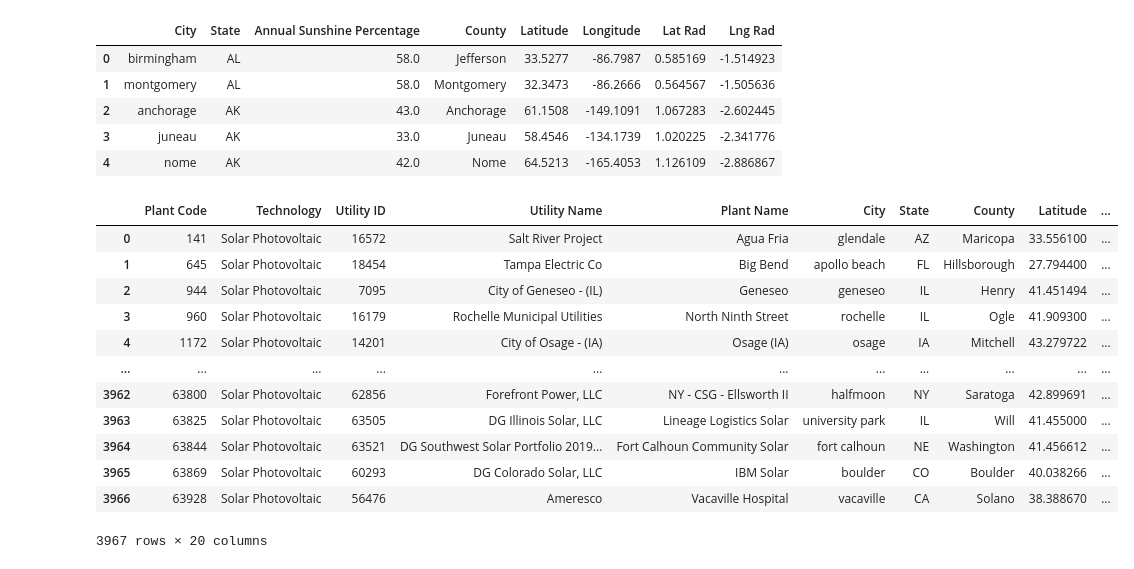
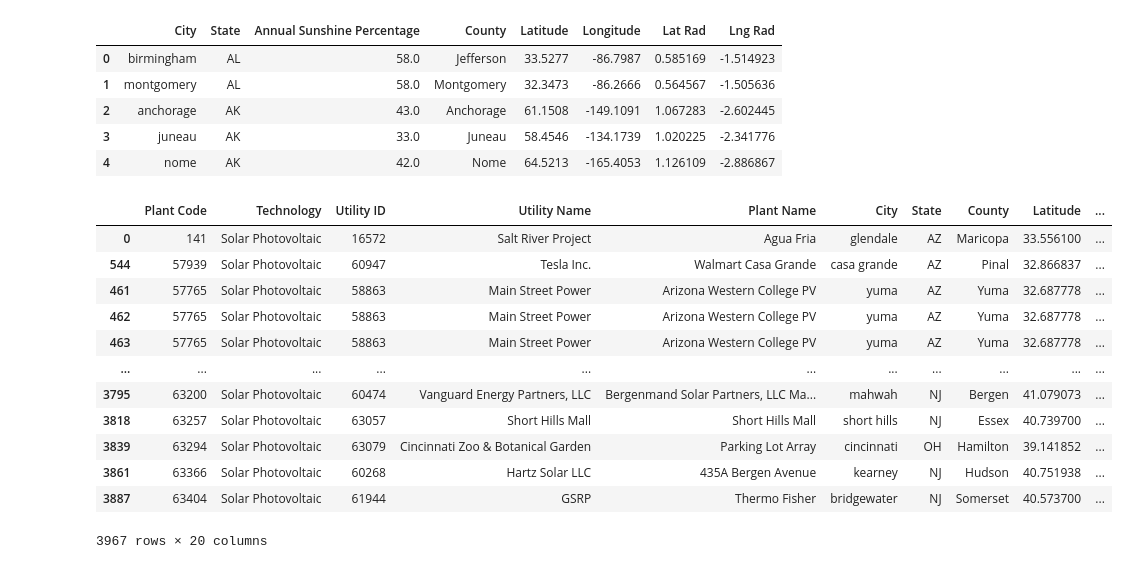
Before and after one commit to AustinRCole/Solar_ETL, a Jupyter notebook: Solar_1-dcc.ipynb, the cells around one changed output. Drawn from its saved outputs; the diff is of its cells as text; code cells hidden in the pictures.

```diff
--- a/Solar_1-dcc.ipynb
+++ b/Solar_1-dcc.ipynb
@@ -256,29 +264,32 @@ ball = BallTree(cities_sun_coord[["Lat Rad", "Lng Rad"]].values, metric='haversi
 
 # find 1 nearest neighbor for each row in solar_plants
 # distances is list of distances to nearest city in cities_sun_coord
-# by default distances is based on unit sphere
+# by default distances are based on unit sphere
 # to get actual distances have to multiply by radius of earth
-# indices is a list of index of nearest city in cities_suncoord by row in solar_plant
+# we're not using the distances for anything so we leave it unchanged
+# indices is a list of indices of nearest city in cities_suncoord by row in solar_plant
 distances, indices = ball.query(solar_plants[["Lat Rad", "Lng Rad"]].values, k = 1)
 
 # create a new dataframe that has closest city sun
 # percentages for each row in solar_plants
 closest_cities = cities_sun_coord.iloc[np.ravel(indices)].copy()
+closest_cities.rename(columns={'City':'City_r','State':'State_r','County':'County_r',
+                               'Latitude':'Latitude_r','Longitude':'Longitude_r'},inplace=True)
 # %%
 # concatenate solar information onto solar plants dataframe
 final_df = pd.concat([solar_plants.reset_index(drop=True), closest_cities.reset_index(drop=True)],axis=1)
-final_df
+final_df.sort_values('Annual Sunshine Percentage',ascending=False)
 # %% [output]
 |  | Plant Code | Technology | Utility ID | Utility Name | Plant Name | City | State | County | Latitude | ... |
 | 0 | 141 | Solar Photovoltaic | 16572 | Salt River Project | Agua Fria | glendale | AZ | Maricopa | 33.556100 | ... |
-| 1 | 645 | Solar Photovoltaic | 18454 | Tampa Electric Co | Big Bend | apollo beach | FL | Hillsborough | 27.794400 | ... |
-| 2 | 944 | Solar Photovoltaic | 7095 | City of Geneseo - (IL) | Geneseo | geneseo | IL | Henry | 41.451494 | ... |
-| 3 | 960 | Solar Photovoltaic | 16179 | Rochelle Municipal Utilities | North Ninth Street | rochelle | IL | Ogle | 41.909300 | ... |
-| 4 | 1172 | Solar Photovoltaic | 14201 | City of Osage - (IA) | Osage (IA) | osage | IA | Mitchell | 43.279722 | ... |
+| 544 | 57939 | Solar Photovoltaic | 60947 | Tesla Inc. | Walmart Casa Grande | casa grande | AZ | Pinal | 32.866837 | ... |
+| 461 | 57765 | Solar Photovoltaic | 58863 | Main Street Power | Arizona Western College PV | yuma | AZ | Yuma | 32.687778 | ... |
+| 462 | 57765 | Solar Photovoltaic | 58863 | Main Street Power | Arizona Western College PV | yuma | AZ | Yuma | 32.687778 | ... |
+| 463 | 57765 | Solar Photovoltaic | 58863 | Main Street Power | Arizona Western College PV | yuma | AZ | Yuma | 32.687778 | ... |
 | ... | ... | ... | ... | ... | ... | ... | ... | ... | ... | ... |
-| 3962 | 63800 | Solar Photovoltaic | 62856 | Forefront Power, LLC | NY - CSG - Ellsworth II | halfmoon | NY | Saratoga | 42.899691 | ... |
-| 3963 | 63825 | Solar Photovoltaic | 63505 | DG Illinois Solar, LLC | Lineage Logistics Solar | university park | IL | Will | 41.455000 | ... |
-| 3964 | 63844 | Solar Photovoltaic | 63521 | DG Southwest Solar Portfolio 2019... | Fort Calhoun Community Solar | fort calhoun | NE | Washington | 41.456612 | ... |
-| 3965 | 63869 | Solar Photovoltaic | 60293 | DG Colorado Solar, LLC | IBM Solar | boulder | CO | Boulder | 40.038266 | ... |
-| 3966 | 63928 | Solar Photovoltaic | 56476 | Ameresco | Vacaville Hospital | vacaville | CA | Solano | 38.388670 | ... |
+| 3795 | 63200 | Solar Photovoltaic | 60474 | Vanguard Energy Partners, LLC | Bergenmand Solar Partners, LLC Ma... | mahwah | NJ | Bergen | 41.079073 | ... |
+| 3818 | 63257 | Solar Photovoltaic | 63057 | Short Hills Mall | Short Hills Mall | short hills | NJ | Essex | 40.739700 | ... |
+| 3839 | 63294 | Solar Photovoltaic | 63079 | Cincinnati Zoo & Botanical Garden | Parking Lot Array | cincinnati | OH | Hamilton | 39.141852 | ... |
+| 3861 | 63366 | Solar Photovoltaic | 60268 | Hartz Solar LLC | 435A Bergen Avenue | kearney | NJ | Hudson | 40.751938 | ... |
+| 3887 | 63404 | Solar Photovoltaic | 61944 | GSRP | Thermo Fisher | bridgewater | NJ | Somerset | 40.573700 | ... |
 3967 rows × 20 columns
```
Also changed, not shown: parts of 7 cells of this notebook.
